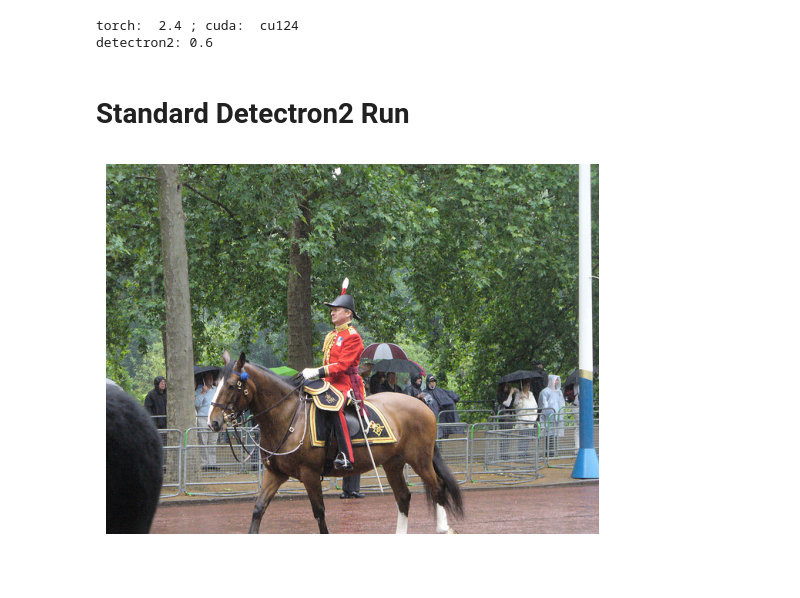
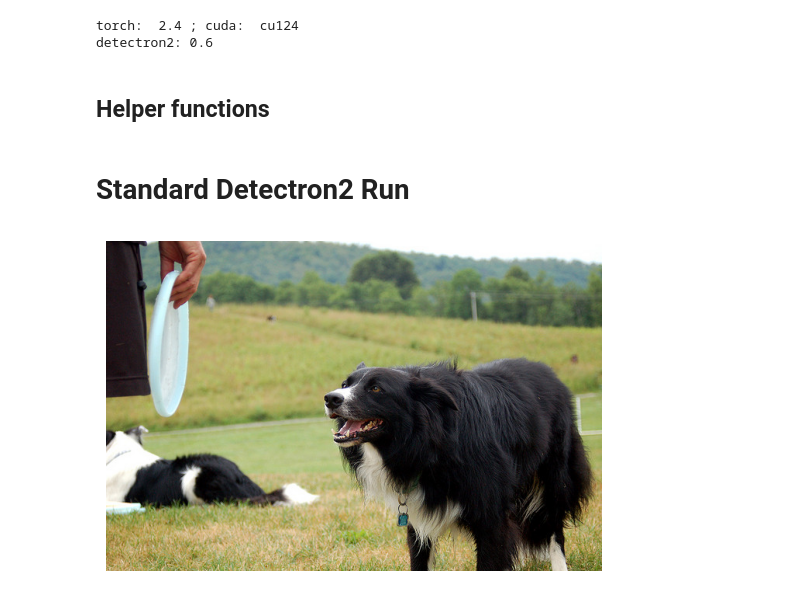
Before and after one commit to Vismayak/my-sandbox, a Jupyter notebook: Detectron2_Ray.ipynb, the cells around one changed output. Cells and saved outputs as stored; diff of their text form; code cells hidden in the pictures; blank space fills up the shorter version.

```diff
--- a/Detectron2_Ray.ipynb
+++ b/Detectron2_Ray.ipynb
@@ -49,0 +28,2 @@ def cv2_imshow(img):
+# %% [markdown]
+## Helper functions
@@ -50,12 +76,11 @@ def cv2_imshow(img):
 # %% [markdown]
 # Standard Detectron2 Run
 # %%
-# Download image from coco
-!wget http://images.cocodataset.org/val2017/000000439715.jpg -q -O input.jpg
-im = cv2.imread("./input.jpg")
+# Use image from local person coco dataset
+im = read_random_image("./person")
 cv2_imshow(im)
 # %% [output]
-[figure, old version]
+[figure, new version]
 # %%
 # Then, we create a detectron2 config and a detectron2 DefaultPredictor to run inference on this image.
 cfg = get_cfg()
```
Also changed, not shown: parts of 12 cells of this notebook.
